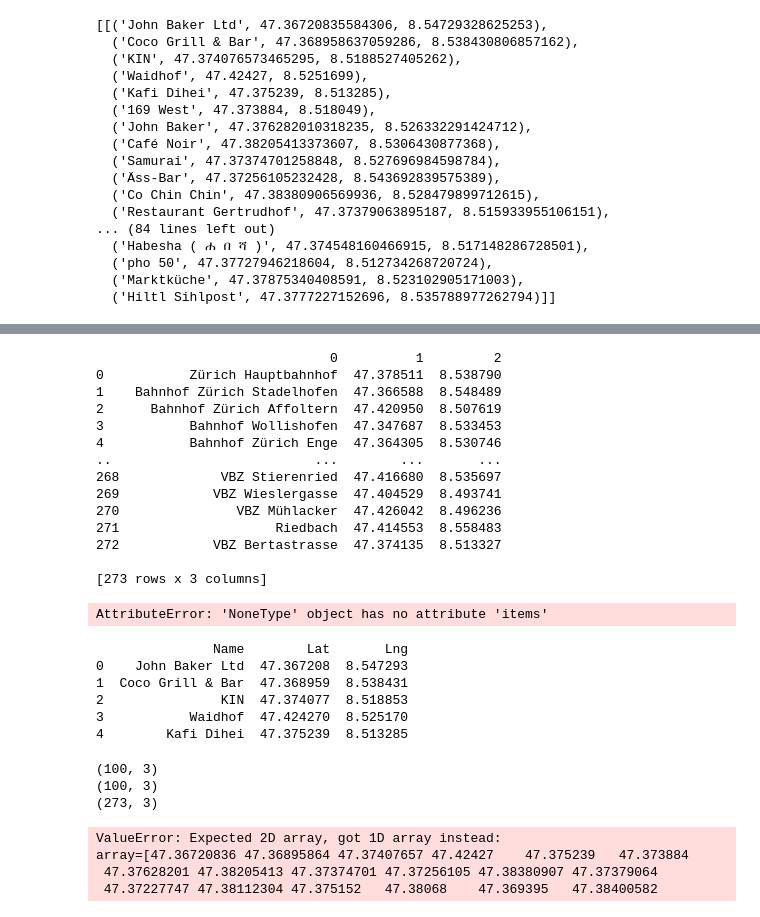
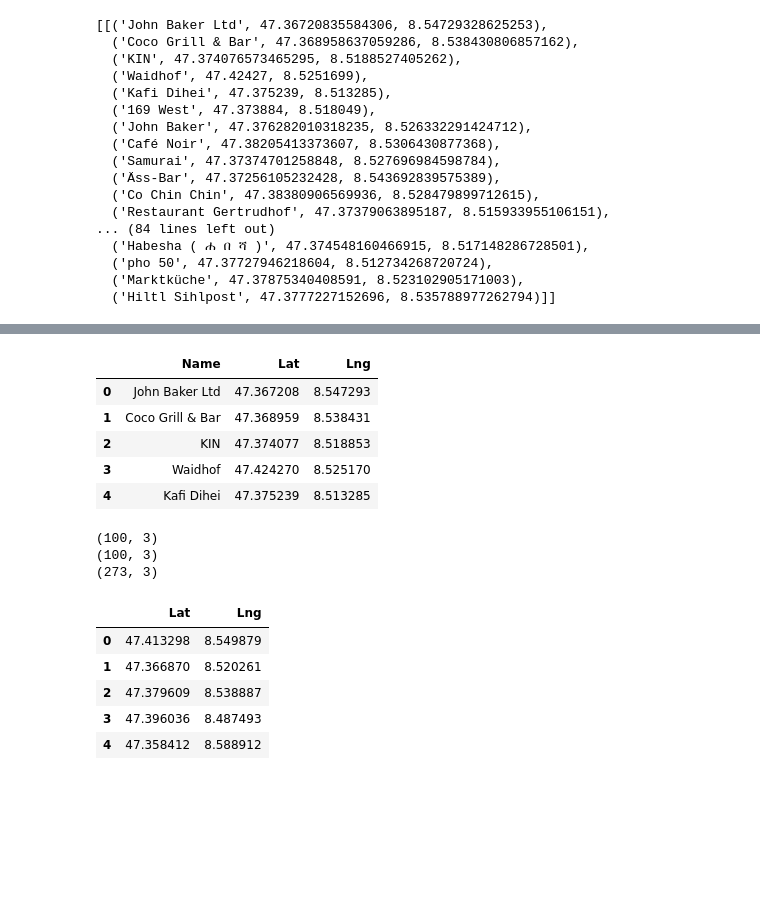
Before and after one commit to GitHub-CoderCH/Capstone, a Jupyter notebook: Final Piece.ipynb, the cells around one changed output, grey strips where cells are left out. Cells and saved outputs as stored; diff of their text form; code cells hidden in the pictures; blank space fills up the shorter version.

```diff
--- a/Final Piece.ipynb
+++ b/Final Piece.ipynb
@@ -135,29 +114,21 @@ AttributeError: 'NoneType' object has no attribute 'items'
 # %%
 #combining all public tranpsort location to single dataframe
 df_transport = df_trai.append(df_tram, ignore_index=True)
 df_transport = df_transport.append(df_bus, ignore_index=True)
+
+#edit column titles
+df_rest.columns = ('Name','Lat','Lng')
+df_bars.columns = ('Name','Lat','Lng')
+df_transport.columns = ('Name','Lat','Lng')
+
+df_rest.head(5)
 # %% [output]
-                              0          1         2
-0           Zürich Hauptbahnhof  47.378511  8.538790
-1    Bahnhof Zürich Stadelhofen  47.366588  8.548489
-2      Bahnhof Zürich Affoltern  47.420950  8.507619
-3           Bahnhof Wollishofen  47.347687  8.533453
-4           Bahnhof Zürich Enge  47.364305  8.530746
-..                          ...        ...       ...
-268             VBZ Stierenried  47.416680  8.535697
-269            VBZ Wieslergasse  47.404529  8.493741
-270               VBZ Mühlacker  47.426042  8.496236
-271                    Riedbach  47.414553  8.558483
-272            VBZ Bertastrasse  47.374135  8.513327
-
-[273 rows x 3 columns]
-AttributeError: 'NoneType' object has no attribute 'items'
-               Name        Lat       Lng
-0    John Baker Ltd  47.367208  8.547293
-1  Coco Grill & Bar  47.368959  8.538431
-2               KIN  47.374077  8.518853
-3           Waidhof  47.424270  8.525170
-4        Kafi Dihei  47.375239  8.513285
+|  | Name | Lat | Lng |
+| 0 | John Baker Ltd | 47.367208 | 8.547293 |
+| 1 | Coco Grill & Bar | 47.368959 | 8.538431 |
+| 2 | KIN | 47.374077 | 8.518853 |
+| 3 | Waidhof | 47.424270 | 8.525170 |
+| 4 | Kafi Dihei | 47.375239 | 8.513285 |
 # %%
 #view shape
 print(df_rest.shape)
@@ -183,13 +140,0 @@ def kmeanscenters(X,Y):
-# %%
-#Create k-means data for all three data sets
-RestL = kmeanslabels(df_rest['Lat'],df_rest['Lng'])
-RC = kmeanscenters(df_rest['Lat'],df_rest['Lng'])
-BarL = kmeanslabels(df_bars['Lat'],df_bars['Lng'])
-BC = kmeanscenters(df_bars['Lat'],df_bars['Lng'])
-TransportL = kmeanslabels(df_transport['Lat'],df_transport['Lng'])
-TC = kmeanscenters(df_transport['Lat'],df_transport['Lng'])
-# %% [output]
-ValueError: Expected 2D array, got 1D array instead:
-array=[47.36720836 47.36895864 47.37407657 47.42427    47.375239   47.373884
- 47.37628201 47.38205413 47.37374701 47.37256105 47.38380907 47.37379064
- 47.37227747 47.38112304 47.375152   47.38068    47.369395   47.38400582
@@ -201,8 +166,19 @@ df_transport['Cluster Nr.'] = TransportL
 # %%
-#create data frames for density centers
+#create data frames for density centers with labelled indexes
 RestC = pd.DataFrame(RC)
 BarC = pd.DataFrame(BC)
 TransC = pd.DataFrame(TC)
+RestC.columns = ('Lat','Lng')
+BarC.columns = ('Lat','Lng')
+TransC.columns = ('Lat','Lng')
+TransC.head(5)
+# %% [output]
+|  | Lat | Lng |
+| 0 | 47.413298 | 8.549879 |
+| 1 | 47.366870 | 8.520261 |
+| 2 | 47.379609 | 8.538887 |
+| 3 | 47.396036 | 8.487493 |
+| 4 | 47.358412 | 8.588912 |
 # %%
 #plotting map
 address = 'Zuerich'
```
Also changed, not shown: parts of 17 cells of this notebook.
